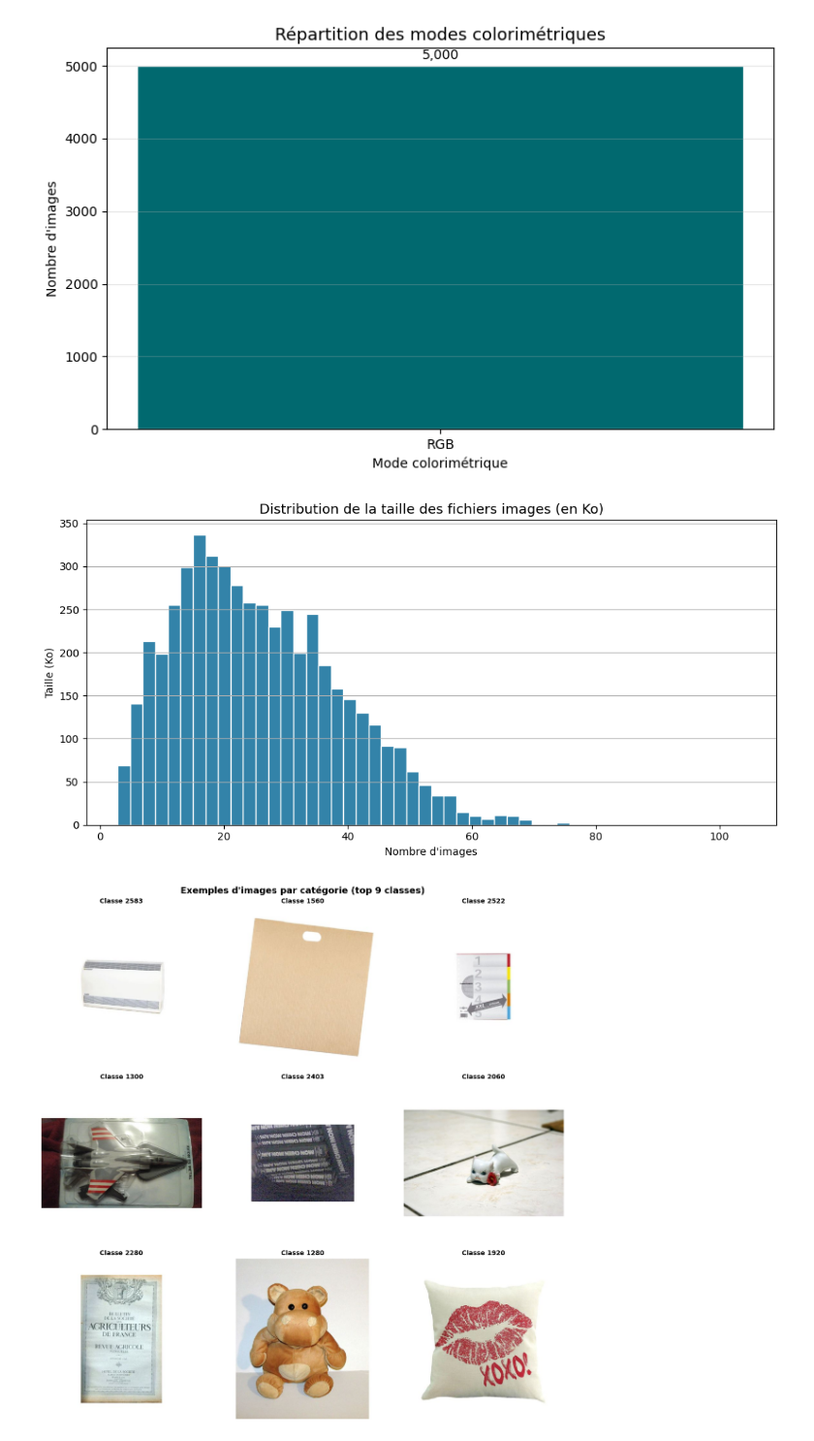
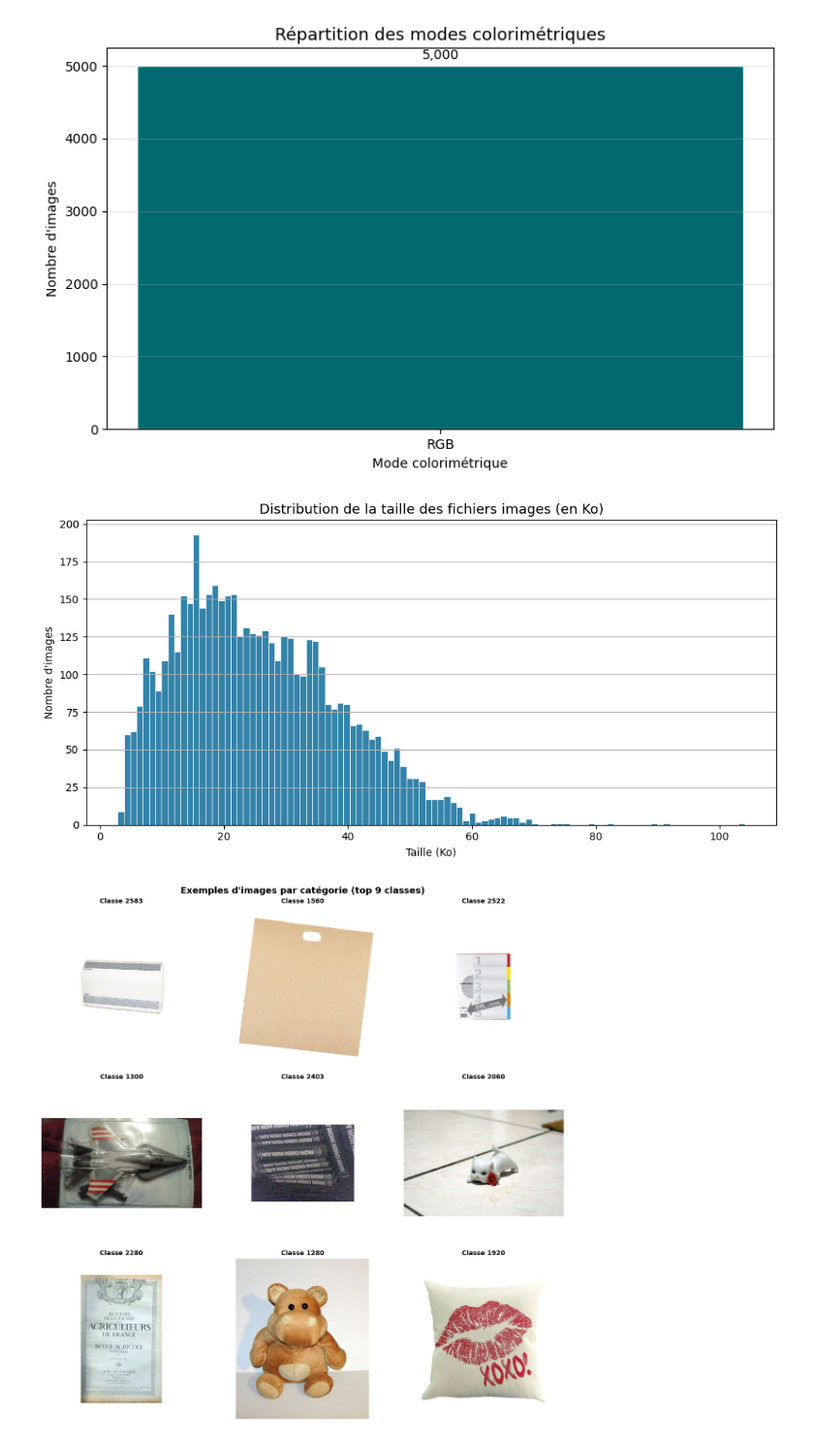
Before and after one commit to YacineA7/Rakuten-MLE-DEC25, a Jupyter notebook: notebooks/DataExploration_Images.ipynb, the cells around one changed output. Shown at 97% size. Saved outputs shown, nothing was run; the diff lists cells and outputs as text; code cells hidden in the pictures.

Commit message:
alpha version: 0.1.0

```diff
--- a/notebooks/DataExploration_Images.ipynb
+++ b/notebooks/DataExploration_Images.ipynb
@@ -216,20 +207,19 @@ plt.show()
 # %%
 # Visualisation de la distribution des tailles de fichier
 
 plt.figure(figsize=(10, 5))
 
-sns.histplot(df_metadata["file_size"].dropna(), bins=50, color="#006494", edgecolor="white", alpha=0.8)
+sns.histplot(df_metadata["file_size"].dropna(), bins=100, color="#006494", edgecolor="white", alpha=0.8) # Histogramme de la taille des fichiers en Ko
 
 plt.title("Distribution de la taille des fichiers images (en Ko)", fontsize=13)
-plt.ylabel("Taille (Ko)")
-plt.xlabel("Nombre d'images")
-#plt.xticks(np.arange(0, 100, step=5), np.arange(0, 100, step=5))
+plt.ylabel("Nombre d'images")
+plt.xlabel("Taille (Ko)")
 plt.grid(axis="y")
 plt.tight_layout()
 plt.savefig("../reports/figures/viz_image_filesize.png", dpi=150, bbox_inches="tight")
 plt.show()
 # %% [output]
-[figure, old version]
+[figure, new version]
 # %%
 # Top 9 classes par nombre d'images dans le dataset
 top_classes = df_metadata["prdtypecode"].value_counts().head(9).index.tolist()
```
Also changed, not shown: parts of 2 cells of this notebook, 5 other files.
